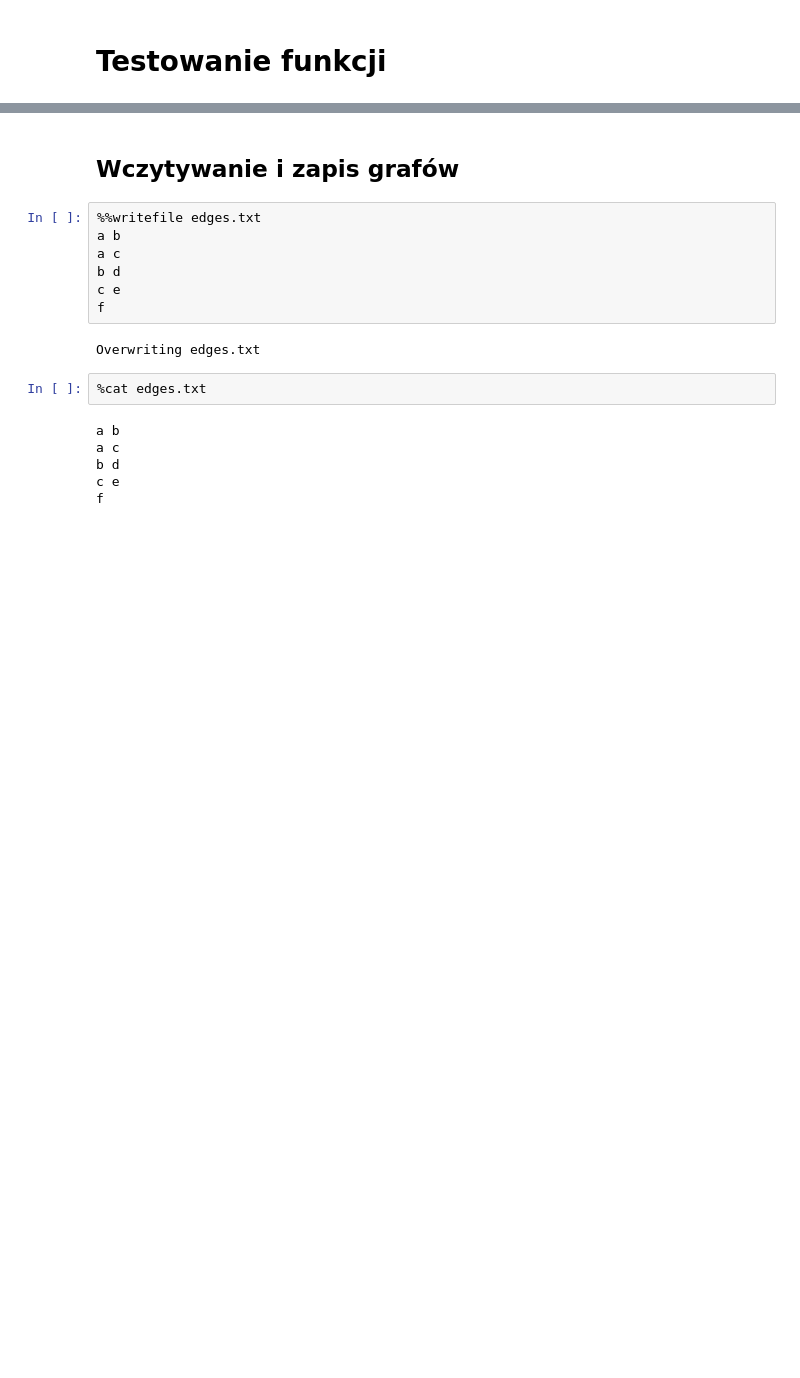
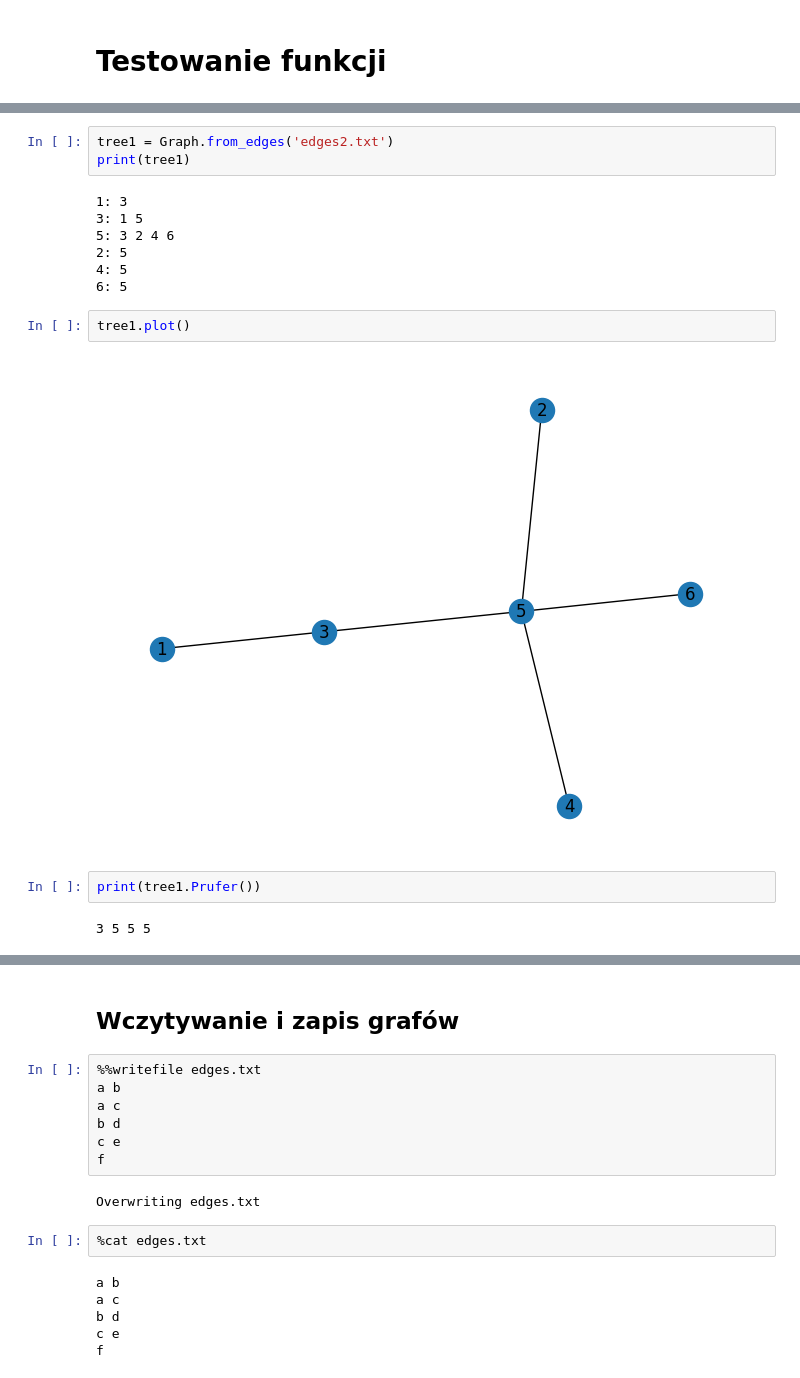
Before and after one commit to pgordin/OptDisc2026, a Jupyter notebook: Grafy3b.ipynb, the cells around one changed output, grey strips where cells are left out. Cells and saved outputs as stored; diff of their text form; blank space fills up the shorter version.

```diff
--- a/Grafy3b.ipynb
+++ b/Grafy3b.ipynb
@@ -208,0 +317,18 @@ class Graph:
+# %%
+tree1 = Graph.from_edges('edges2.txt')
+print(tree1)
+# %% [output]
+1: 3
+3: 1 5
+5: 3 2 4 6
+2: 5
+4: 5
+6: 5
+# %%
+tree1.plot()
+# %% [output]
+[figure, added]
+# %%
+print(tree1.Prufer())
+# %% [output]
+3 5 5 5
```
Also changed, not shown: parts of 18 cells of this notebook.
